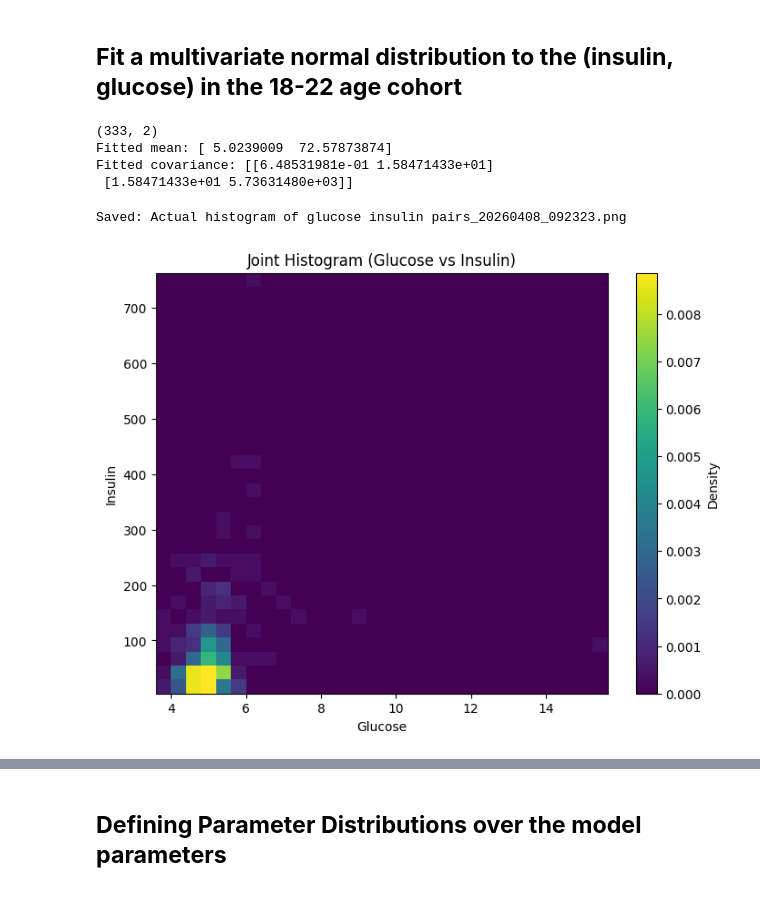
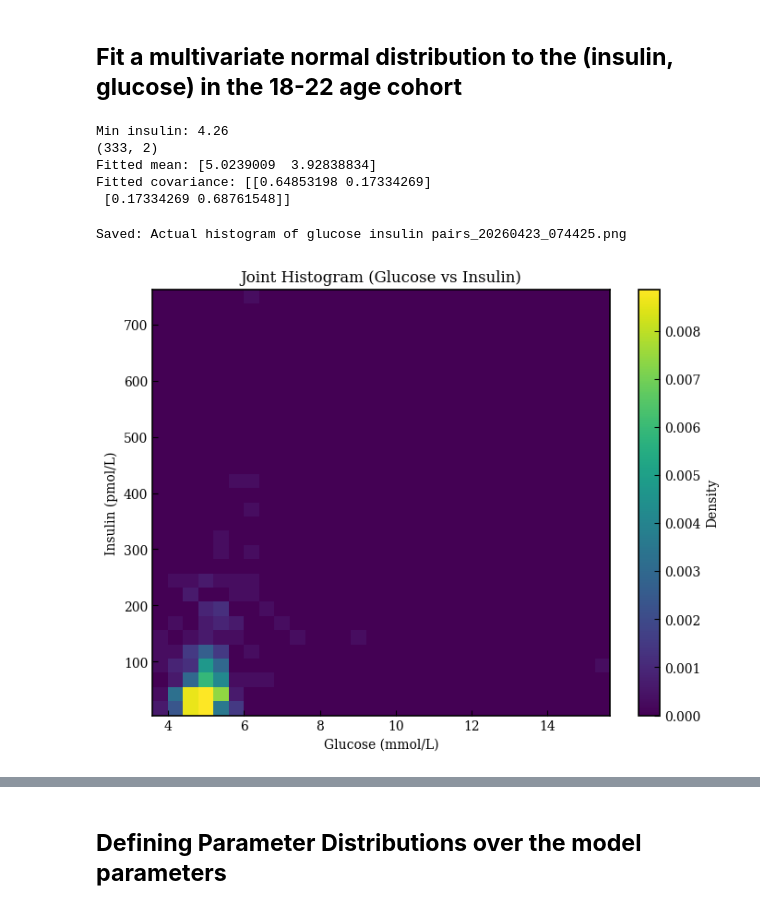
Before and after one commit to Yvonneamg/Modelling-the-epidemiologic-evolution-of-Diabetes-Mellitus-Integrating-Physiological-Agent-models, a Jupyter notebook: UpdatedHybridModeltodate.ipynb, the cells around one changed output, grey strips where cells are left out. Cells and saved outputs as stored; diff of their text form; code cells hidden in the pictures.

```diff
--- a/UpdatedHybridModeltodate.ipynb
+++ b/UpdatedHybridModeltodate.ipynb
@@ -925,0 +65,25 @@ Validation initials: (30, 5)
+# %%
+# ============================================================================
+# GLOBAL FIGURE SAVER
+# ============================================================================
+
+# Folder to store plots
+PLOT_OUTPUT_DIR = "diabetes_updated"
+os.makedirs(PLOT_OUTPUT_DIR, exist_ok=True)
+
+def save_figure(fig, name_prefix):
+    """
+    Save a matplotlib figure safely with timestamp.
+    """
+
+    timestamp = datetime.now().strftime("%Y%m%d_%H%M%S")
+
+    filename = f"{name_prefix}_{timestamp}.png"
+
+    filepath = os.path.join(PLOT_OUTPUT_DIR, filename)
+
+    fig.savefig(filepath, dpi=300, bbox_inches='tight')
+    #plt.close(fig)
+
+    print(f"Saved: {filename}")
+    #return filepath
@@ -929,16 +1312,15 @@ Validation initials: (30, 5)
 # FIT MULTIVARIATE NORMAL (GLUCOSE, INSULIN)
 glucose = young["glucose"].values
 insulin = young["insulin"].values
+print("Min insulin:", insulin.min())
 
-# Log-transform
-#log_glucose = np.log(np.clip(glucose, 1e-6, None))
 #log_insulin = np.log(np.clip(insulin, 1e-6, None))
+log_insulin = np.log(insulin)
 
-# Stack into (N,2)
-data_pairs = np.column_stack((glucose, insulin)) #replaced because of negatives
-#data_pairs = np.column_stack((log_glucose, log_insulin))
+data_pairs = np.column_stack((glucose, log_insulin))
 
-# Fit Gaussian in log-space
+
+# Fit Gaussian
 mean = np.mean(data_pairs, axis=0)
 cov = np.cov(data_pairs.T)
 
@@ -946,27 +1328,30 @@ print(data_pairs.shape)
 print("Fitted mean:", mean)
 print("Fitted covariance:", cov)
 # %% [output]
+Min insulin: 4.26
 (333, 2)
-Fitted mean: [ 5.0239009  72.57873874]
-Fitted covariance: [[6.48531981e-01 1.58471433e+01]
- [1.58471433e+01 5.73631480e+03]]
+Fitted mean: [5.0239009  3.92838834]
+Fitted covariance: [[0.64853198 0.17334269]
+ [0.17334269 0.68761548]]
 # %%
 # ACTUAL HISTOGRAM OF (GLUCOSE, INSULIN) PAIRS
 plt.figure(figsize=(8, 6))
 
 plt.hist2d(glucose, insulin, bins=30, density=True)
 
-plt.xlabel("Glucose")
-plt.ylabel("Insulin")
+plt.xlabel("Glucose (mmol/L)")
+plt.ylabel("Insulin (pmol/L)")
 plt.title("Joint Histogram (Glucose vs Insulin)")
+
+#plt.yscale("log")  # Add log scale
 
 plt.colorbar(label="Density")
 fig = plt.gcf()
 save_figure(fig, "Actual histogram of glucose insulin pairs")
 plt.show()
 # %% [output]
-Saved: Actual histogram of glucose insulin pairs_20260408_092323.png
+Saved: Actual histogram of glucose insulin pairs_20260423_074425.png
-[figure, old version]
+[figure, new version]
 # %%
 # Plots of fitted distribution
 
```
Also changed, not shown: parts of 90 cells of this notebook.
